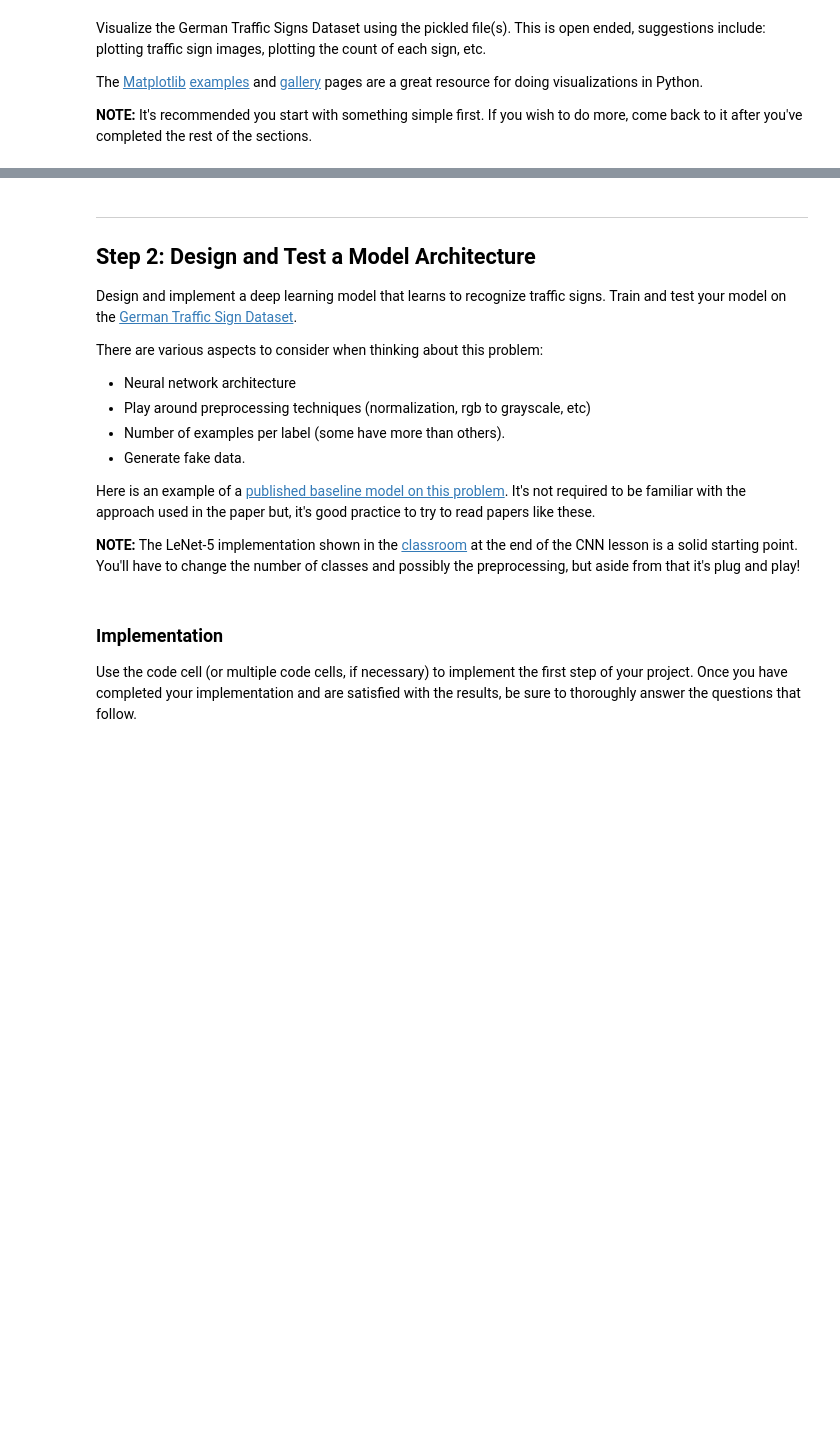
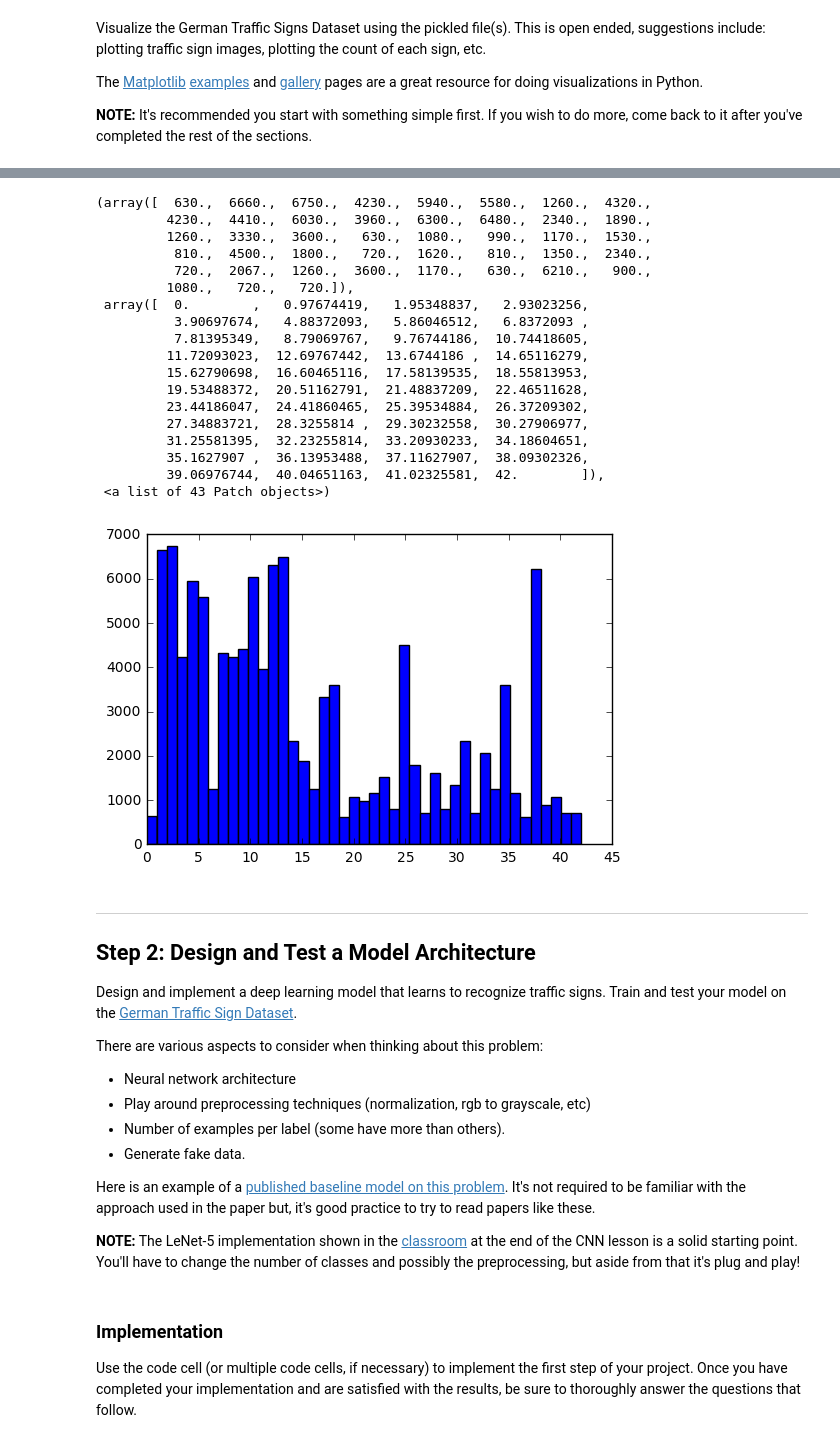
Before and after one commit to sarchak/self_driving_car, a Jupyter notebook: CarND-Traffic-Signs/Traffic_Signs_Recognition.ipynb, the cells around one changed output, grey strips where cells are left out. Drawn from its saved outputs; the diff is of its cells as text; code cells hidden in the pictures; blank space fills up the shorter version.

```diff
--- a/CarND-Traffic-Signs/Traffic_Signs_Recognition.ipynb
+++ b/CarND-Traffic-Signs/Traffic_Signs_Recognition.ipynb
@@ -177,7 +61,7 @@ n_test = X_test.shape[0]
 image_shape = X_train[0].shape
 
 # TODO: How many unique classes/labels there are in the dataset.
-n_classes = y_train.shape[1]
+n_classes = len(np.unique(y_train))
 
 print("Number of training examples =", n_train)
 print("Number of testing examples =", n_test)
@@ -211,0 +153,22 @@ Number of classes = 43
+# %%
+# Shuffle the training data
+X_train, y_train = shuffle(X_train, y_train)
+
+#Augment data
+X_train, y_train = augmented_data(X_train, y_train)
+
+# Convert to gray scale
+X_train = rgb2gray(X_train).reshape(-1, 32, 32, 1)
+X_test = rgb2gray(X_test).reshape(-1, 32, 32, 1)
+
+# Normalize
+X_train = X_train/255
+X_test=X_test/255
+n_train = X_train.shape[0]
+
+# TODO: Number of testing examples.
+n_test = X_test.shape[0]
+print(X_train.shape)
+print(y_train.shape)
+print(X_test.shape)
+print(y_test.shape)
@@ -211,0 +183,19 @@ Number of classes = 43
+# %%
+validation_size = int(0.05 * n_train)
+
+X_train = X_train[0:-validation_size]
+y_train = y_train[0:-validation_size]
+
+
+X_validation = X_train[-validation_size:]
+y_validation = y_train[-validation_size:]
+
+print()
+print("Image Shape: {}".format(X_train[0].shape))
+print()
+print("Training Set:   {} samples".format(len(X_train)))
+print("Validation Set: {} samples".format(len(X_validation)))
+print("Test Set:       {} samples".format(len(X_test)))
+
+
+print("Updated Image Shape: {}".format(X_train[0].shape))
@@ -237,3 +284,25 @@ import matplotlib.pyplot as plt
+# %%
+plt.hist(y_train, bins=n_classes)
+# %% [output]
+(array([  630.,  6660.,  6750.,  4230.,  5940.,  5580.,  1260.,  4320.,
+         4230.,  4410.,  6030.,  3960.,  6300.,  6480.,  2340.,  1890.,
+         1260.,  3330.,  3600.,   630.,  1080.,   990.,  1170.,  1530.,
+          810.,  4500.,  1800.,   720.,  1620.,   810.,  1350.,  2340.,
+          720.,  2067.,  1260.,  3600.,  1170.,   630.,  6210.,   900.,
+         1080.,   720.,   720.]),
+ array([  0.        ,   0.97674419,   1.95348837,   2.93023256,
+          3.90697674,   4.88372093,   5.86046512,   6.8372093 ,
+          7.81395349,   8.79069767,   9.76744186,  10.74418605,
+         11.72093023,  12.69767442,  13.6744186 ,  14.65116279,
+         15.62790698,  16.60465116,  17.58139535,  18.55813953,
+         19.53488372,  20.51162791,  21.48837209,  22.46511628,
+         23.44186047,  24.41860465,  25.39534884,  26.37209302,
+         27.34883721,  28.3255814 ,  29.30232558,  30.27906977,
+         31.25581395,  32.23255814,  33.20930233,  34.18604651,
+         35.1627907 ,  36.13953488,  37.11627907,  38.09302326,
+         39.06976744,  40.04651163,  41.02325581,  42.        ]),
+ <a list of 43 Patch objects>)
+[figure, added]
 # %% [markdown]
 ----
 
```
Also changed, not shown: parts of 19 cells of this notebook.
